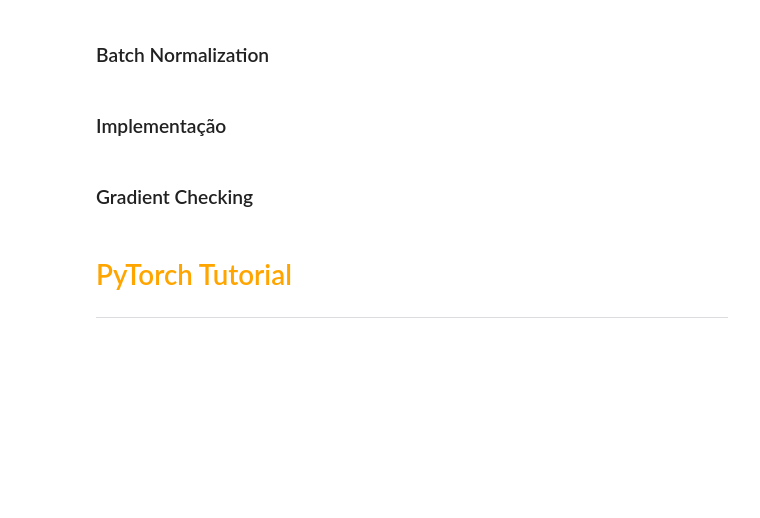
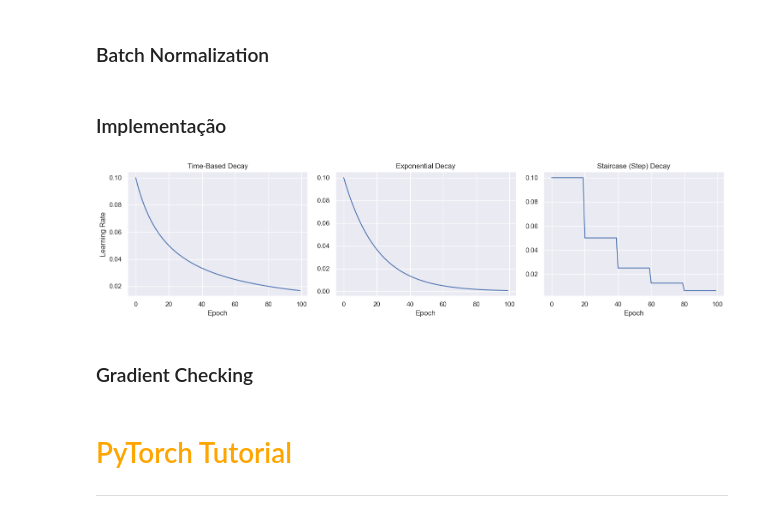
Before and after one commit to leonardovargas10/Pesquisa_Aplicada_Modelagem, a Jupyter notebook: Deep_Learning/01_Deep_Learning.ipynb, the cells around one changed output. Drawn from its saved outputs; the diff is of its cells as text; code cells hidden in the pictures; blank space fills up the shorter version.

```diff
--- a/Deep_Learning/01_Deep_Learning.ipynb
+++ b/Deep_Learning/01_Deep_Learning.ipynb
@@ -2366,6 +2385,48 @@ class NeuralNetwork():
             layer.prev_dweights = -self.learning_rate * layer._dweights + self.momentum * layer.prev_dweights
             layer.weights = layer.weights + layer.prev_dweights
             layer.biases = layer.biases - self.learnin_rate * layer.dbiases
+# %%
+import numpy as np
+import matplotlib.pyplot as plt
+
+# Parâmetros
+eta_0 = 0.1
+k = 0.05
+gamma = 0.5
+step_size = 20
+epochs = 100
+
+t = np.arange(epochs)
+
+# Time-based decay
+eta_time = eta_0 / (1 + k * t)
+
+# Exponential decay
+eta_exp = eta_0 * np.exp(-k * t)
+
+# Staircase decay
+eta_stair = eta_0 * (gamma ** np.floor(t / step_size))
+
+# Plot
+fig, axes = plt.subplots(1, 3, figsize=(15, 4))
+
+axes[0].plot(t, eta_time)
+axes[0].set_title("Time-Based Decay")
+axes[0].set_xlabel("Epoch")
+axes[0].set_ylabel("Learning Rate")
+
+axes[1].plot(t, eta_exp)
+axes[1].set_title("Exponential Decay")
+axes[1].set_xlabel("Epoch")
+
+axes[2].plot(t, eta_stair)
+axes[2].set_title("Staircase (Step) Decay")
+axes[2].set_xlabel("Epoch")
+
+plt.tight_layout()
+plt.show()
+# %% [output]
+[figure, added]
 # %% [markdown]
 ### Gradient Checking
 # %% [markdown]
```
Also changed, not shown: parts of 3 cells of this notebook.
